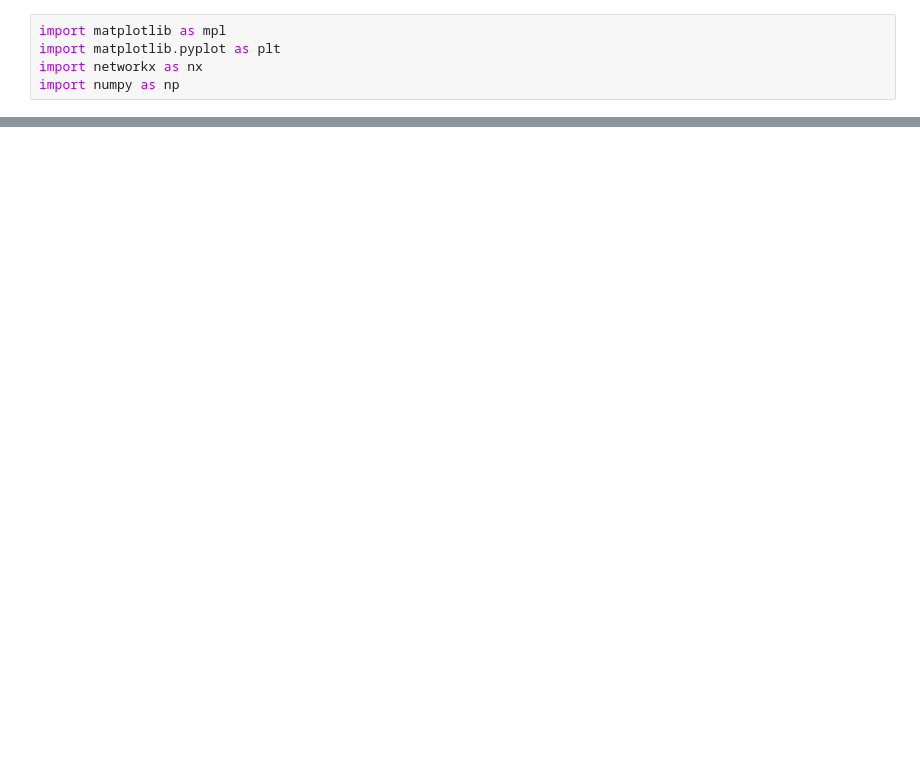
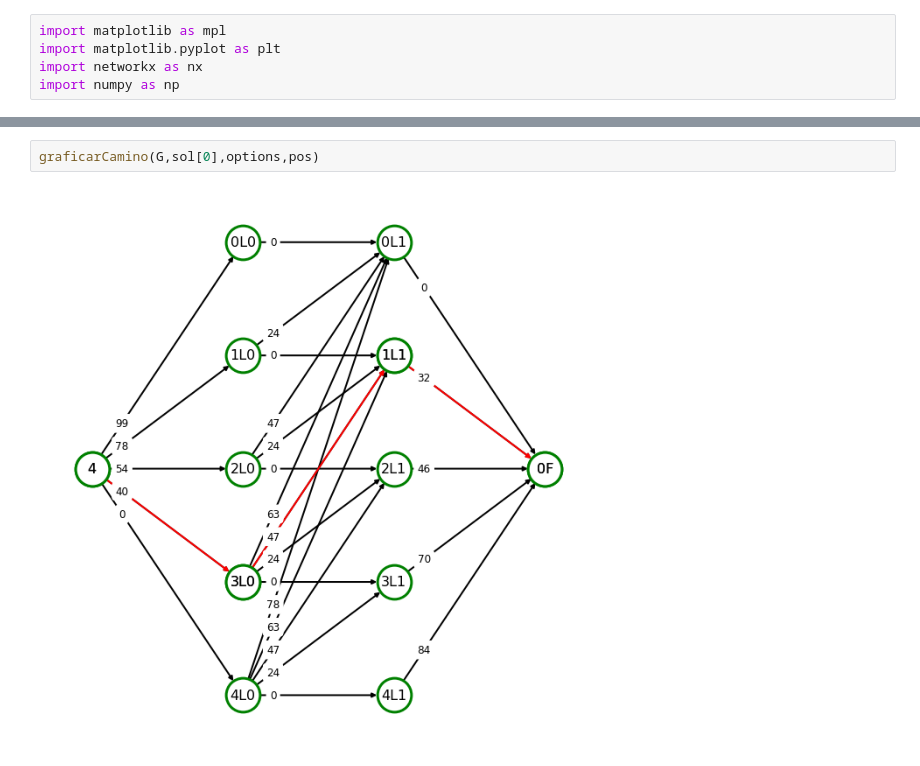
Before and after one commit to Michael-Jimenez-C/Investigaci-n-de-operaciones, a Jupyter notebook: Tarea5IO/PD_deterministica.ipynb, the cells around one changed output, grey strips where cells are left out. Cells and saved outputs as stored; diff of their text form; blank space fills up the shorter version.

```diff
--- a/Tarea5IO/PD_deterministica.ipynb
+++ b/Tarea5IO/PD_deterministica.ipynb
@@ -134,0 +159,4 @@ print(nx.dijkstra_path_length(G,origen,destino))
+# %%
+graficarCamino(G,sol[0],options,pos)
+# %% [output]
+[figure, added]
```
Also changed, not shown: parts of 16 cells of this notebook.
